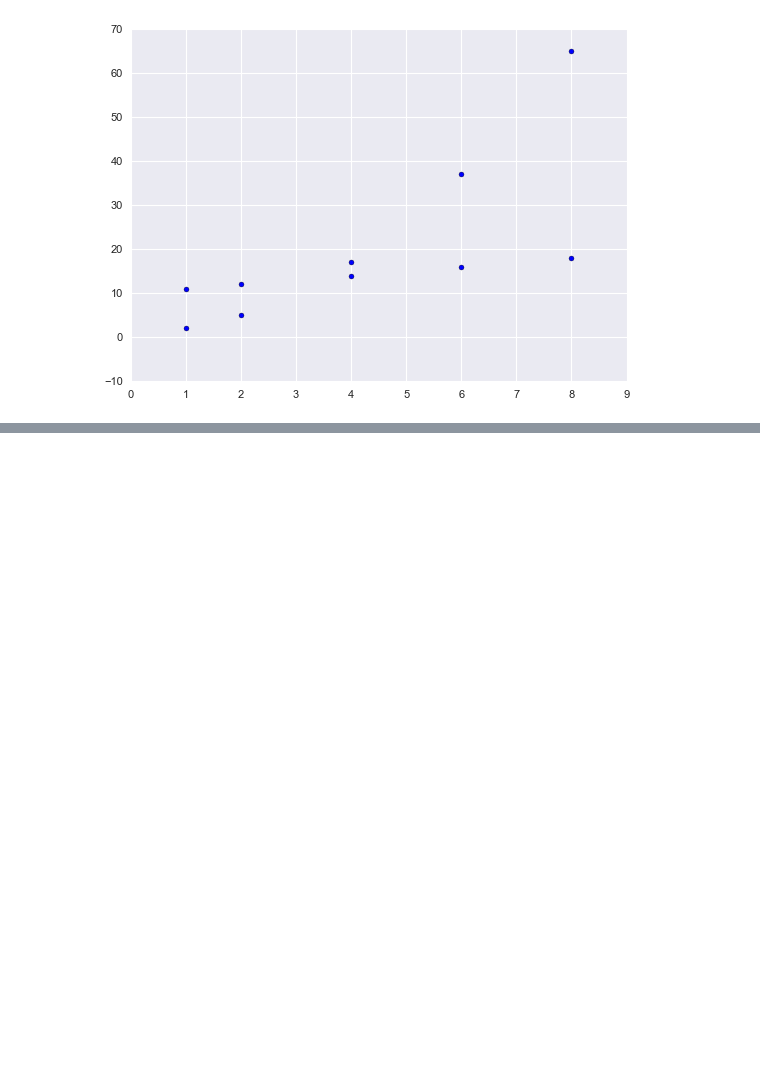
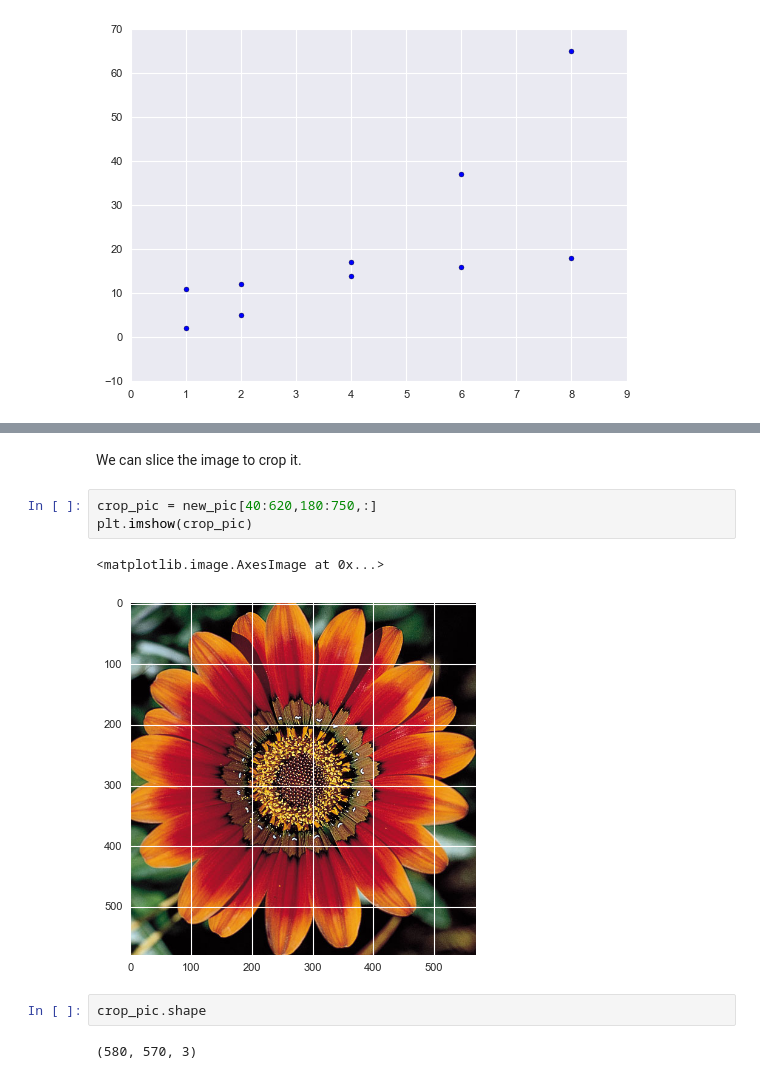
Before and after one commit to vermakhushboo/Machine-Learning-Basics, a Jupyter notebook: Python Libraries.ipynb, the cells around one changed output, grey strips where cells are left out. Cells and saved outputs as stored; diff of their text form; blank space fills up the shorter version.

```diff
--- a/Python Libraries.ipynb
+++ b/Python Libraries.ipynb
@@ -135,0 +163,12 @@ plt.scatter(x, x + 10, label = "House Price 2")
+# %% [markdown]
+We can slice the image to crop it.
+# %%
+crop_pic = new_pic[40:620,180:750,:]
+plt.imshow(crop_pic)
+# %% [output]
+<matplotlib.image.AxesImage at 0x...>
+[figure, added]
+# %%
+crop_pic.shape
+# %% [output]
+(580, 570, 3)
```
Also changed, not shown: parts of 11 cells of this notebook, 1 other file.
